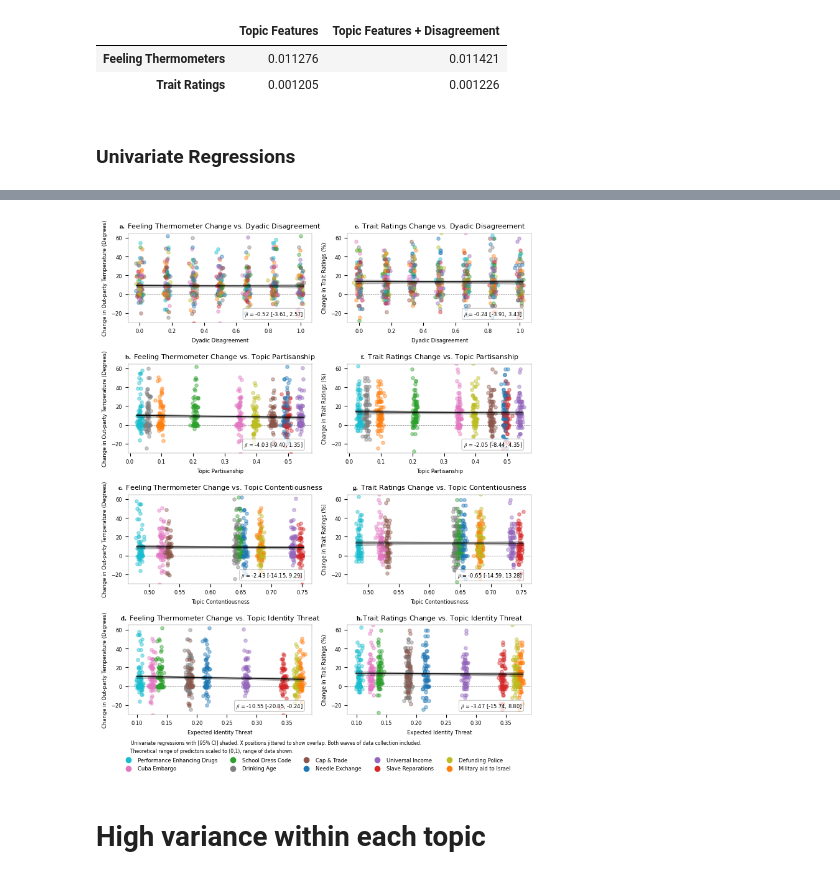
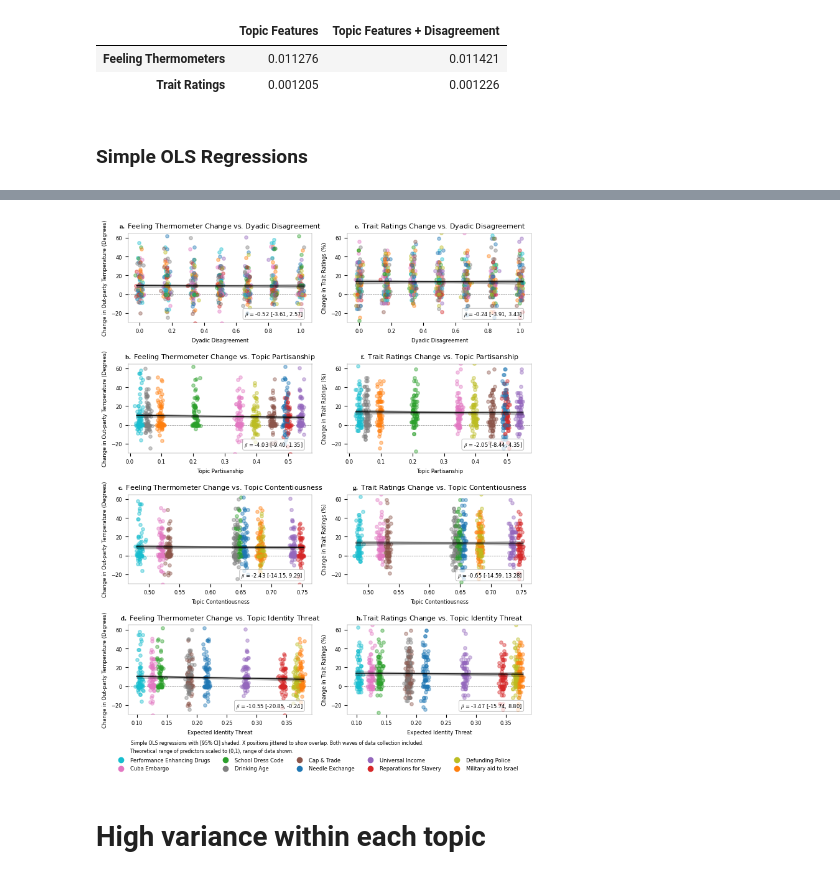
Before and after one commit to Watts-Lab/topic_choice, a Jupyter notebook: analyze_study_data.ipynb, the cells around one changed output, grey strips where cells are left out. Cells and saved outputs as stored; diff of their text form; code cells hidden in the pictures.

Commit message:
update figures

```diff
--- a/analyze_study_data.ipynb
+++ b/analyze_study_data.ipynb
@@ -561,7 +563,7 @@ r2_table
 | Feeling Thermometers | 0.011276 | 0.011421 |
 | Trait Ratings | 0.001205 | 0.001226 |
 # %% [markdown]
-### Univariate Regressions
+### Simple OLS Regressions
 # %%
 # Define a helper function to run a univariate regression on one predictor
 def run_univariate_regression(data, predictor, DV):
@@ -735,7 +737,7 @@ def plot_regressions(data, IV, IV_description,
 fig, axs = plt.subplots(4, 2, figsize=(7.2, 9))
 plt.subplots_adjust(hspace=0.4, wspace=0.3)
 
-# Top four panels: DV = Feeling Thermometer Change
+# Left hand panels: DV = Feeling Thermometer Change
 plot_regressions(
     data=data,
     IV='disagreement_scaled',
@@ -784,7 +786,7 @@ plot_regressions(
 )
 axs[3, 0].set_title(r'$\mathbf{d.}$ Feeling Thermometer Change vs. Topic Identity Threat', fontsize=8)
 
-# Bottom four panels: DV = Trait Ratings Change
+# Right hand panels, DV = Trait Ratings Change
 plot_regressions(
     data=data,
     IV='disagreement_scaled',
@@ -842,36 +844,36 @@ for ax in axs.flatten():
 # Create a single legend below the figure using topic colors.
 shortNames = {
     "capAndTrade": "Cap & Trade",
     "drinkingAge": "Drinking Age",
     "fundNeedleExchange": "Needle Exchange",
     "israelAid": "Military aid to Israel",
     "schoolDressCode": "School Dress Code",
-    "slaveReparations": "Slave Reparations",
+    "slaveReparations": "Reparations for Slavery",
     "universalIncome": "Universal Income",
     "sportsPEDs": "Performance Enhancing Drugs",
     "cubaEmbargo": "Cuba Embargo",
     "policeDefundingDiscrimination": "Defunding Police",
 }
 # Here we assume each discussionTopic has an assigned color in data['color'].
 topic_means = data.groupby('discussionTopic')["topic_mean_identity_threat_scaled"].mean()
 sorted_topics = topic_means.sort_values(ascending=True).index
 
 handles, labels = [], []
 for topic in sorted_topics:
     group = data[data['discussionTopic'] == topic]
     handles.append(plt.Line2D([0], [0], marker='o', linestyle='None',
                                 color=group['color'].iloc[0], markersize=6))
     labels.append(shortNames.get(topic, topic))
 
 fig.legend(handles, labels, loc='lower center', ncol=5, fontsize=6, frameon=False)
 
 # plt.figtext(0.475, 0.95, 'Shaded regions represent 95% CI', ha='right', fontsize=5)
-plt.figtext(0.085, 0.05, 'Univariate regressions with [95% CI] shaded. X positions jittered to show overlap. Both waves of data collection included.', ha='left', fontsize=5.5)
+plt.figtext(0.085, 0.05, 'Simple OLS regressions with [95% CI] shaded. X positions jittered to show overlap. Both waves of data collection included.', ha='left', fontsize=5.5)
 plt.figtext(0.083, 0.035, 'Theoretical range of predictors scaled to (0,1), range of data shown.', ha='left', fontsize=5.5)
 plt.tight_layout(rect=[0, 0.05, 1, 1])
 plt.savefig('fig_disagreement_predictors.pdf', format='pdf')
 # %% [output]
-[figure, old version]
+[figure, new version]
 # %% [markdown]
 # High variance within each topic
 # %%
```
Also changed, not shown: parts of 10 cells of this notebook, 10 other files.
